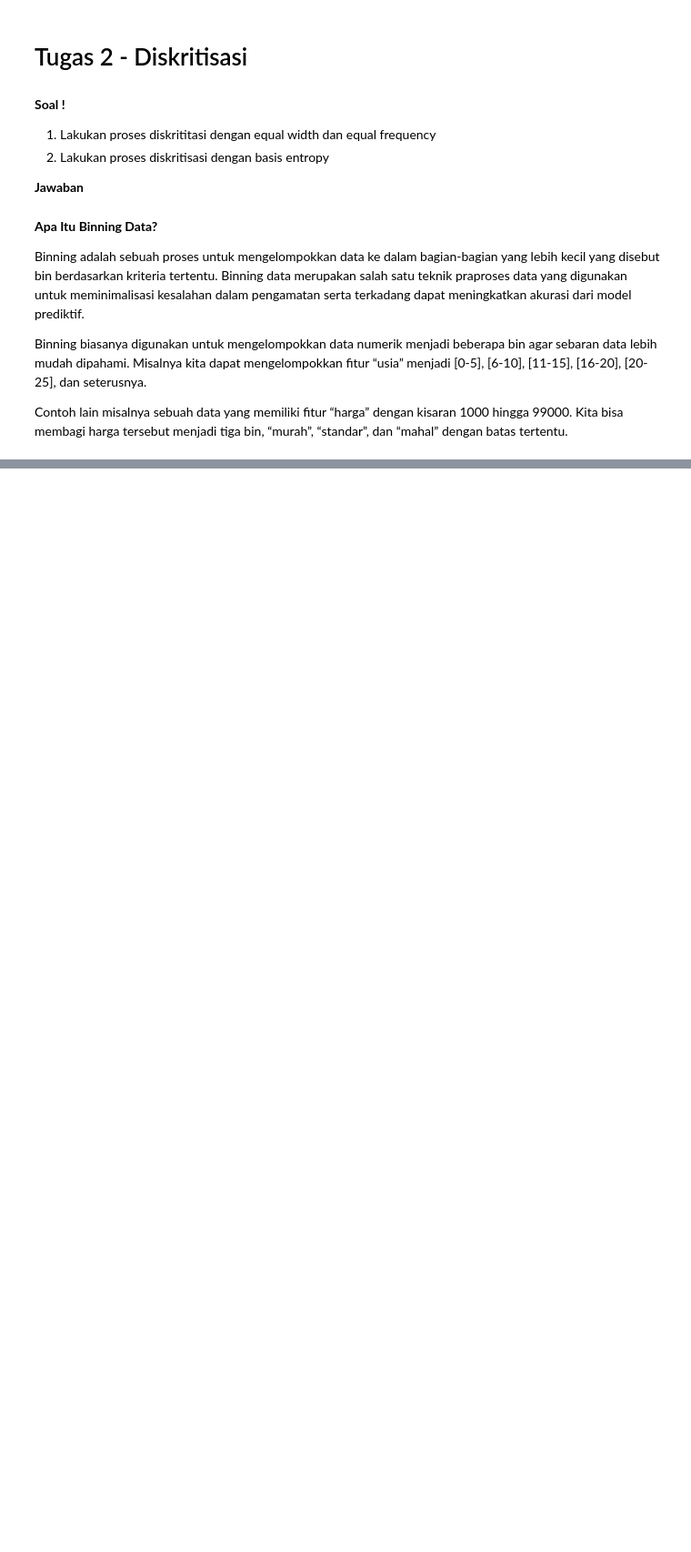
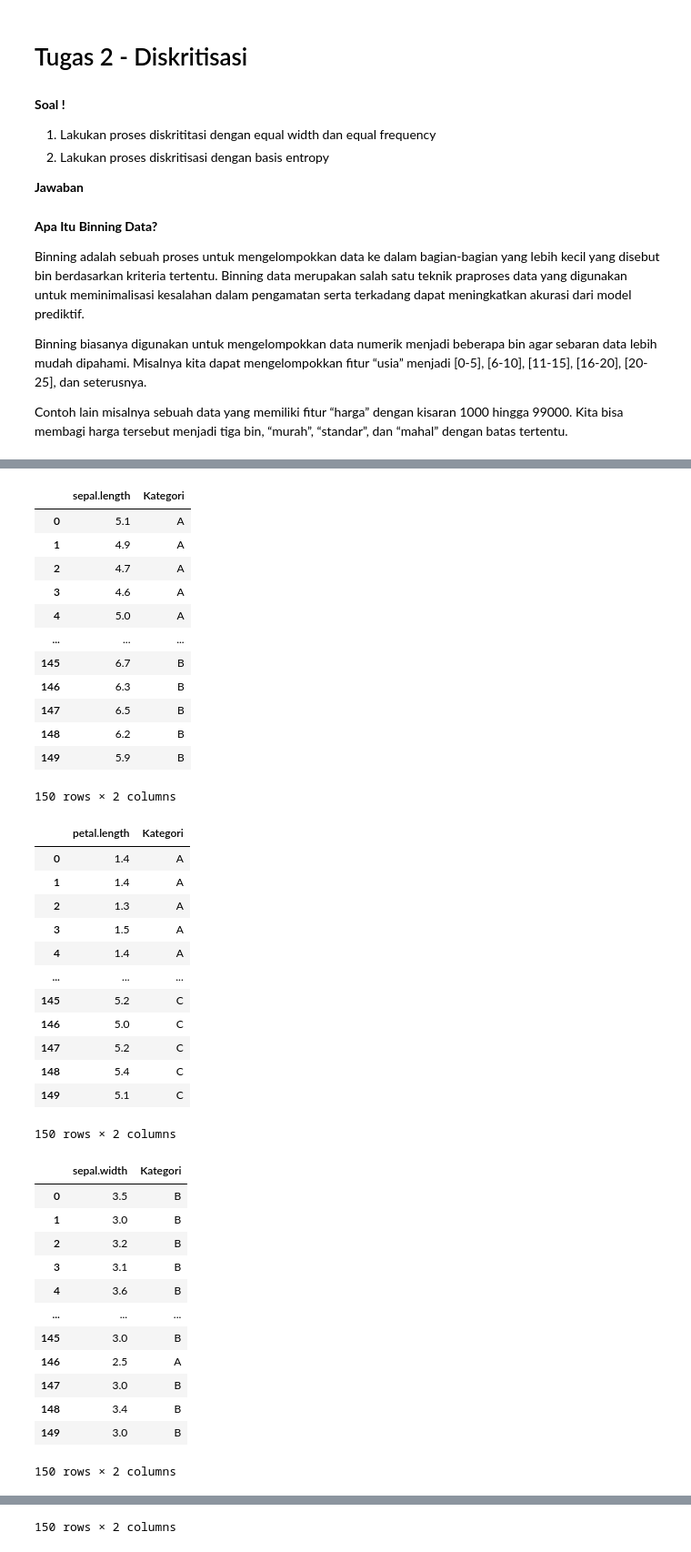
Before and after one commit to fanani03/datamining, a Jupyter notebook: _sources/2-diskritisasi.ipynb, the cells around one changed output, grey strips where cells are left out. Shown: that part at 91% size. Saved outputs shown, nothing was run; the diff lists cells and outputs as text; code cells hidden in the pictures; blank space fills up the shorter version.

```diff
--- a/_sources/2-diskritisasi.ipynb
+++ b/_sources/2-diskritisasi.ipynb
@@ -24,3 +22,8 @@ dataset = pd.read_csv(url)
+# %%
+#Read CSV IRIS
+pd.options.mode.chained_assignment = None
+url = "https://gist.githubusercontent.com/netj/8836201/raw/6f9306ad21398ea43cba4f7d537619d0e07d5ae3/iris.csv"
+dataset = pd.read_csv(url)
 # %%
 #Menampilkan informasi tipe data di semua kolom
 dataset.info()
@@ -115,0 +71,49 @@ dataset.head(10)
+# %%
+sl_equalWidth["Kategori"] = pd.cut(dataset["sepal.length"],3, labels = ['A','B','C'])
+pl_equalWidth['Kategori'] = pd.cut(dataset["petal.length"],3, labels = ['A', 'B','C'])
+sw_equalWidth['Kategori'] = pd.cut(dataset["sepal.width"],3, labels = ['A', 'B','C'])
+pw_equalWidth['Kategori'] = pd.cut(dataset["petal.width"],3, labels = ['A', 'B','C'])
+display(sl_equalWidth)
+display(pl_equalWidth)
+display(sw_equalWidth)
+display(pw_equalWidth)
+# %% [output]
+|  | sepal.length | Kategori |
+| 0 | 5.1 | A |
+| 1 | 4.9 | A |
+| 2 | 4.7 | A |
+| 3 | 4.6 | A |
+| 4 | 5.0 | A |
+| ... | ... | ... |
+| 145 | 6.7 | B |
+| 146 | 6.3 | B |
+| 147 | 6.5 | B |
+| 148 | 6.2 | B |
+| 149 | 5.9 | B |
+150 rows × 2 columns
+|  | petal.length | Kategori |
+| 0 | 1.4 | A |
+| 1 | 1.4 | A |
+| 2 | 1.3 | A |
+| 3 | 1.5 | A |
+| 4 | 1.4 | A |
+| ... | ... | ... |
+| 145 | 5.2 | C |
+| 146 | 5.0 | C |
+| 147 | 5.2 | C |
+| 148 | 5.4 | C |
+| 149 | 5.1 | C |
+150 rows × 2 columns
+|  | sepal.width | Kategori |
+| 0 | 3.5 | B |
+| 1 | 3.0 | B |
+| 2 | 3.2 | B |
+| 3 | 3.1 | B |
+| 4 | 3.6 | B |
+| ... | ... | ... |
+| 145 | 3.0 | B |
+| 146 | 2.5 | A |
+| 147 | 3.0 | B |
+| 148 | 3.4 | B |
+| 149 | 3.0 | B |
+150 rows × 2 columns
@@ -115,0 +132 @@ dataset.head(10)
+150 rows × 2 columns
```
Also changed, not shown: parts of 51 cells of this notebook, 9 other files.
